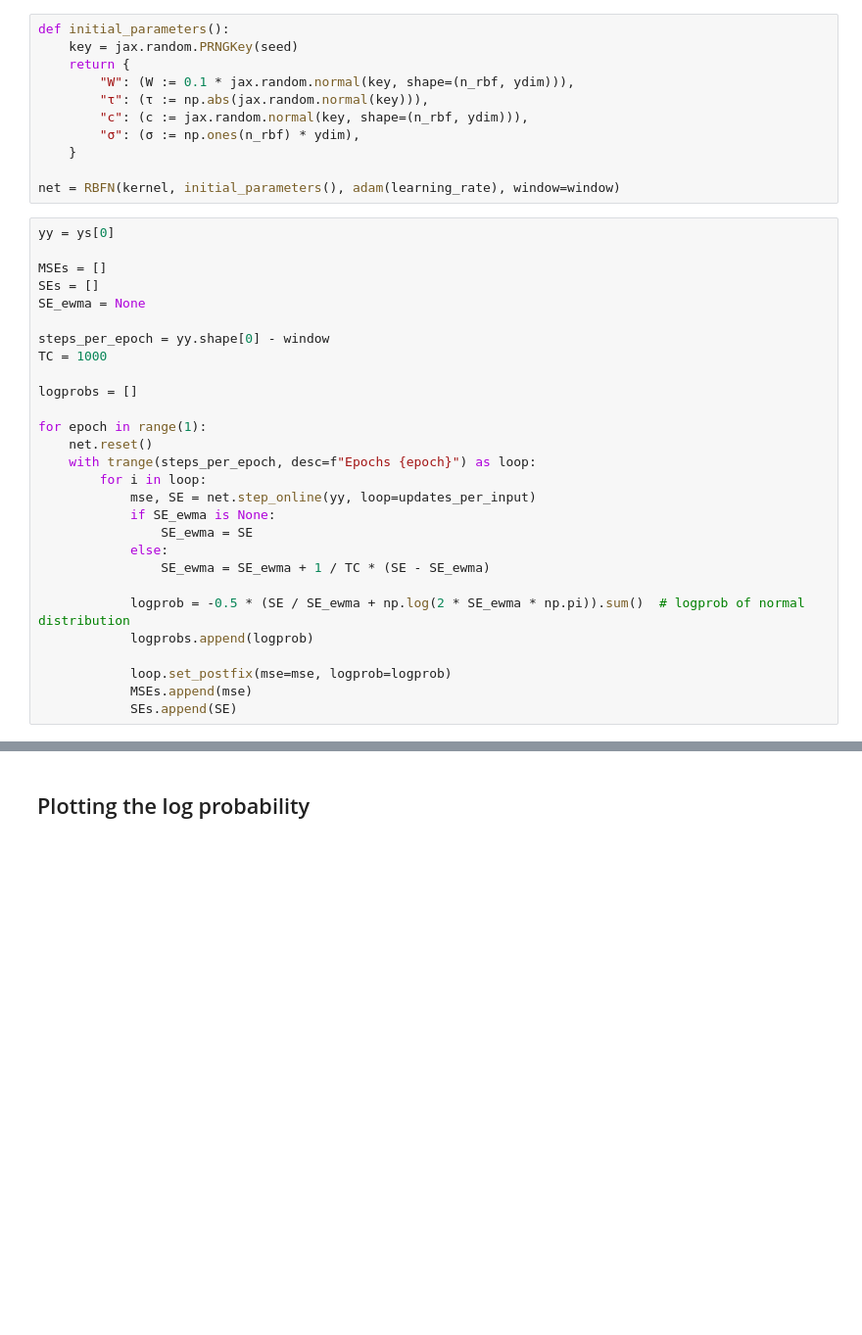
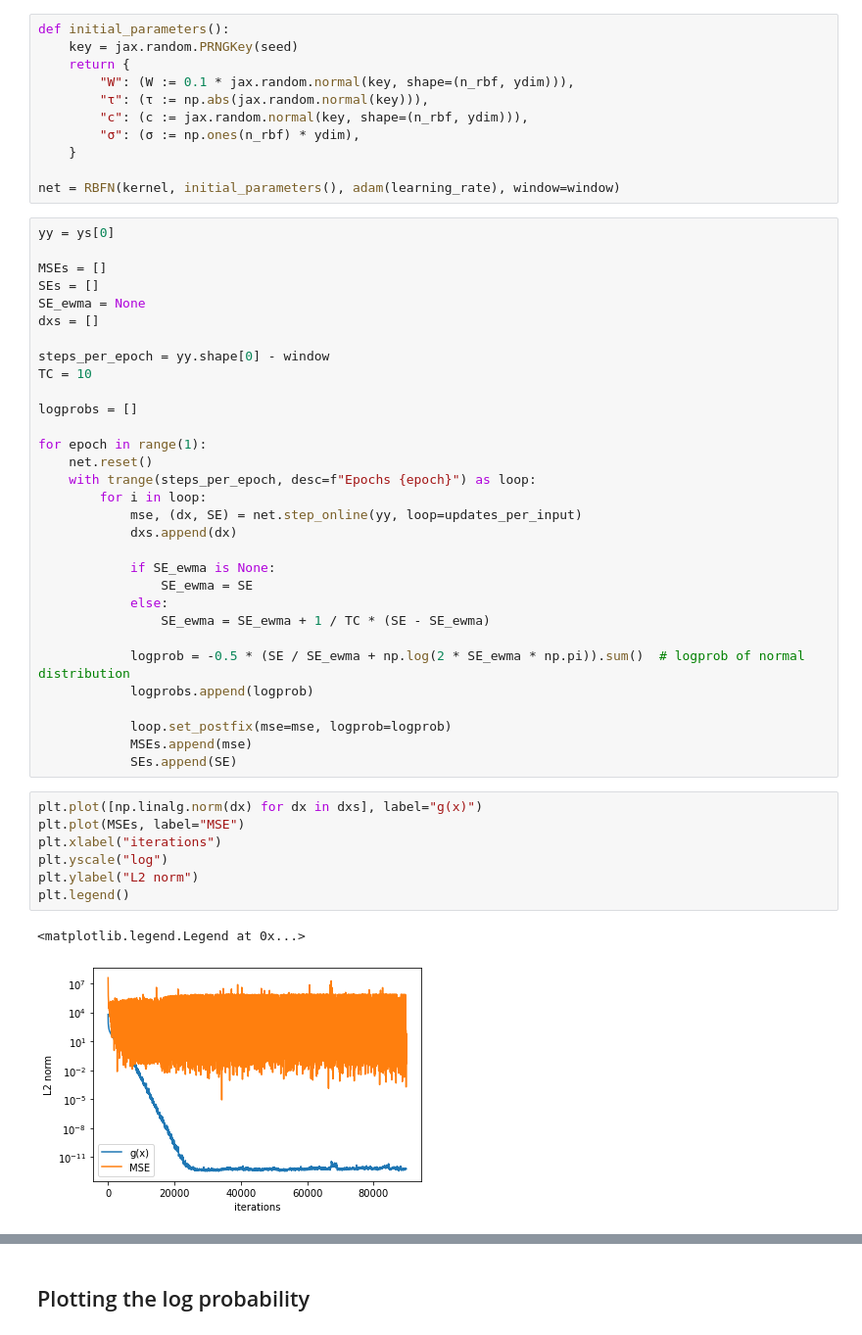
Before and after one commit to pearsonlab/Bubblewrap, a Jupyter notebook: models/log prob computation - sampled version (ZP 2016).ipynb, the cells around one changed output, grey strips where cells are left out. Shown: that part at 98% size. Cells and saved outputs as stored; diff of their text form; blank space fills up the shorter version.

```diff
--- a/models/log prob computation - sampled version (ZP 2016).ipynb
+++ b/models/log prob computation - sampled version (ZP 2016).ipynb
@@ -245,9 +246,10 @@ yy = ys[0]
 MSEs = []
 SEs = []
 SE_ewma = None
+dxs = []
 
 steps_per_epoch = yy.shape[0] - window
-TC = 1000
+TC = 10
 
 logprobs = []
 
@@ -255,7 +257,9 @@ for epoch in range(1):
     net.reset()
     with trange(steps_per_epoch, desc=f"Epochs {epoch}") as loop:
         for i in loop:
-            mse, SE = net.step_online(yy, loop=updates_per_input)
+            mse, (dx, SE) = net.step_online(yy, loop=updates_per_input)
+            dxs.append(dx)
+
             if SE_ewma is None:
                 SE_ewma = SE
             else:
@@ -267,3 +271,13 @@ for epoch in range(1):
             loop.set_postfix(mse=mse, logprob=logprob)
             MSEs.append(mse)
             SEs.append(SE)
+# %%
+plt.plot([np.linalg.norm(dx) for dx in dxs], label="g(x)")
+plt.plot(MSEs, label="MSE")
+plt.xlabel("iterations")
+plt.yscale("log")
+plt.ylabel("L2 norm")
+plt.legend()
+# %% [output]
+<matplotlib.legend.Legend at 0x...>
+[figure, added]
```
Also changed, not shown: parts of 24 cells of this notebook.
